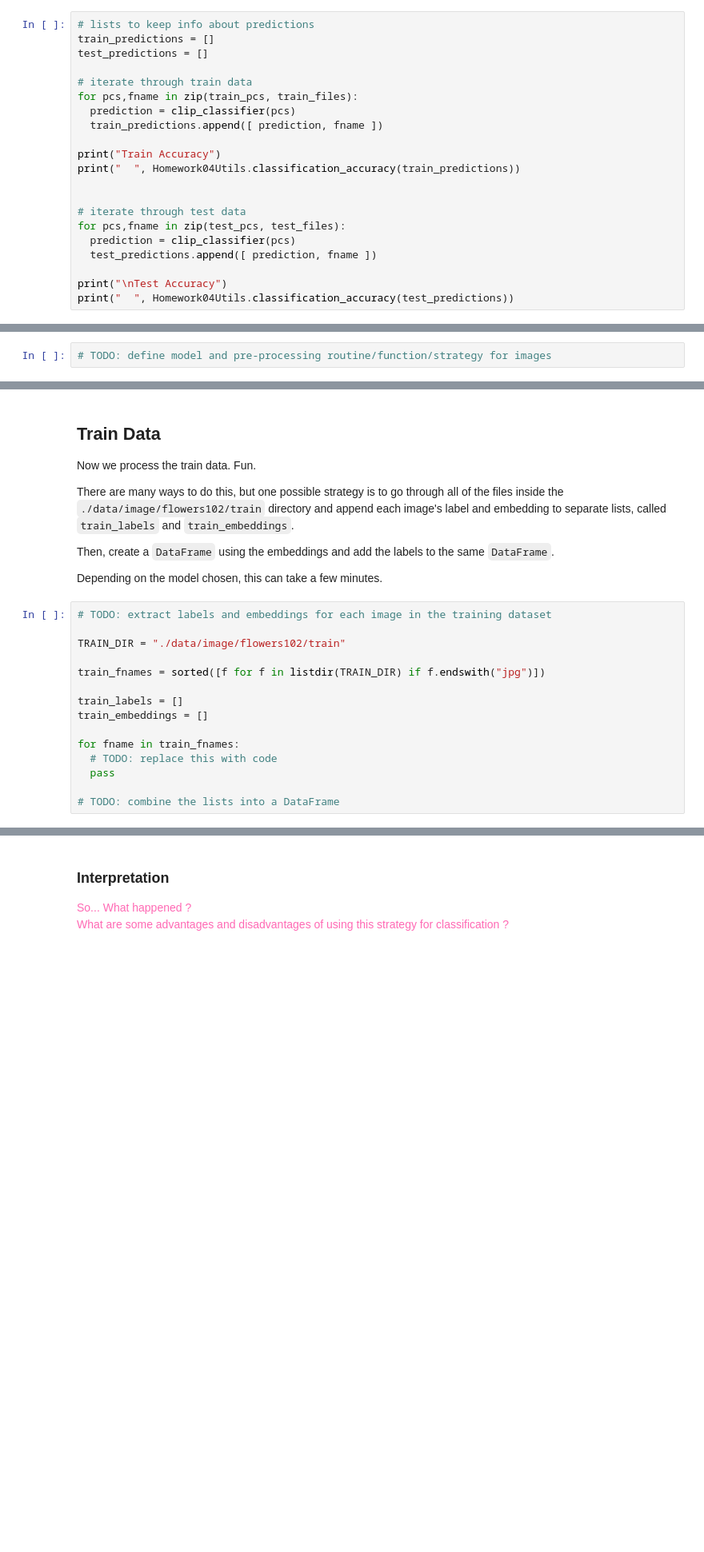
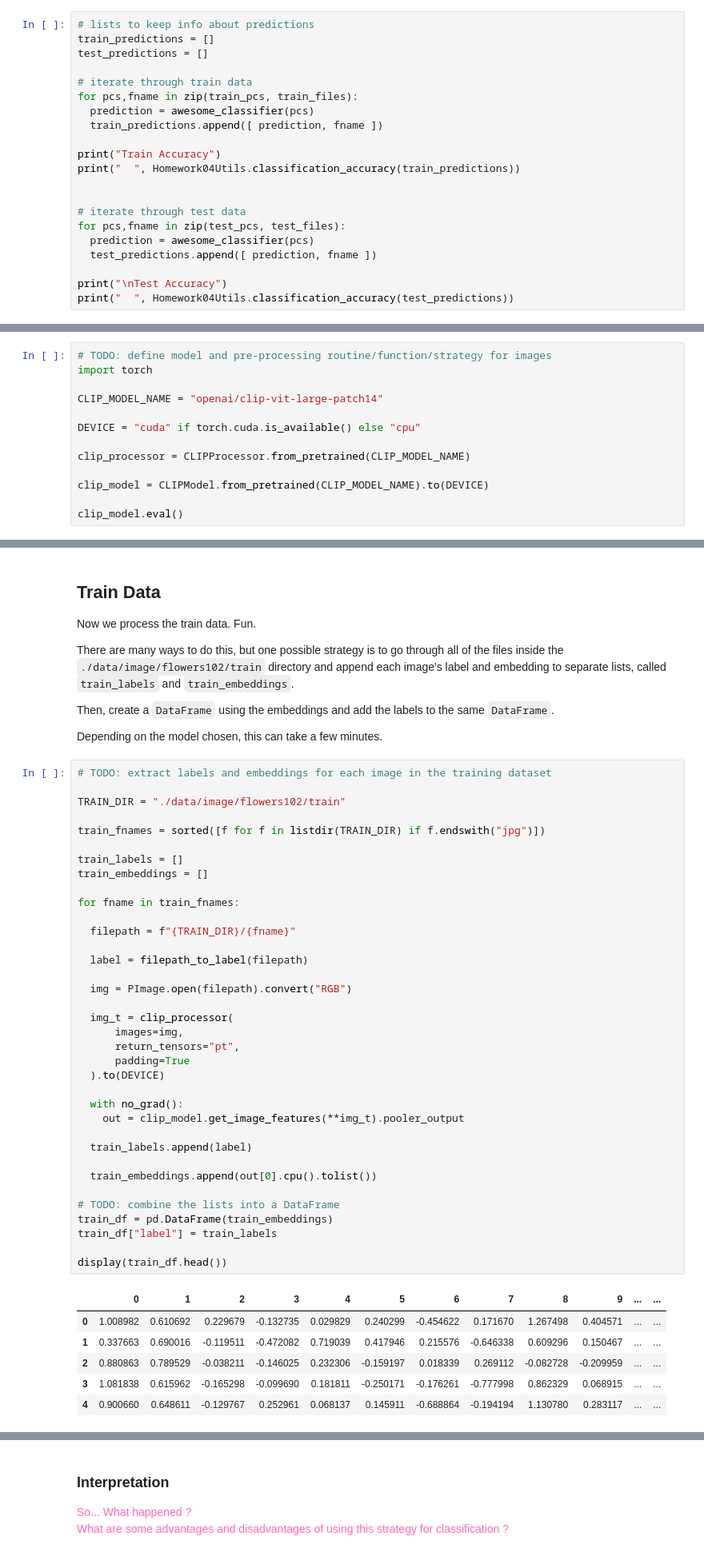
Before and after one commit to dhruvkorasala100/HW14, a Jupyter notebook: Homework14.ipynb, the cells around one changed output, grey strips where cells are left out. Shown at 80% size. Cells and saved outputs as stored; diff of their text form; blank space fills up the shorter version.

```diff
--- a/Homework14.ipynb
+++ b/Homework14.ipynb
@@ -167,7 +208,7 @@ test_predictions = []
 
 # iterate through train data
 for pcs,fname in zip(train_pcs, train_files):
-  prediction = clip_classifier(pcs)
+  prediction = awesome_classifier(pcs)
   train_predictions.append([ prediction, fname ])
 
 print("Train Accuracy")
@@ -176,7 +217,7 @@ print("  ", Homework04Utils.classification_accuracy(train_predictions))
 
 # iterate through test data
 for pcs,fname in zip(test_pcs, test_files):
-  prediction = clip_classifier(pcs)
+  prediction = awesome_classifier(pcs)
   test_predictions.append([ prediction, fname ])
 
 print("\nTest Accuracy")
@@ -222,3 +269,14 @@ Our [Week 14](https://github.com/PSAM-5020-2026S-A/WK14) notebook has a couple o
 Some other examples: [Nomic Vision](https://huggingface.co/nomic-ai/nomic-embed-vision-v1.5), [EfficientNet](https://pytorch.org/hub/nvidia_deeplearningexamples_efficientnet/), [ViT](https://huggingface.co/google/vit-base-patch16-224-in21k), [DINOv3](https://huggingface.co/facebook/dinov3-vitl16-pretrain-lvd1689m), etc.
 # %%
 # TODO: define model and pre-processing routine/function/strategy for images
+import torch
+
+CLIP_MODEL_NAME = "openai/clip-vit-large-patch14"
+
+DEVICE = "cuda" if torch.cuda.is_available() else "cpu"
+
+clip_processor = CLIPProcessor.from_pretrained(CLIP_MODEL_NAME)
+
+clip_model = CLIPModel.from_pretrained(CLIP_MODEL_NAME).to(DEVICE)
+
+clip_model.eval()
@@ -235,15 +319,43 @@ Depending on the model chosen, this can take a few minutes.
 # %%
 # TODO: extract labels and embeddings for each image in the training dataset
 
 TRAIN_DIR = "./data/image/flowers102/train"
 
 train_fnames = sorted([f for f in listdir(TRAIN_DIR) if f.endswith("jpg")])
 
 train_labels = []
 train_embeddings = []
 
 for fname in train_fnames:
-  # TODO: replace this with code
-  pass
+
+  filepath = f"{TRAIN_DIR}/{fname}"
+
+  label = filepath_to_label(filepath)
+
+  img = PImage.open(filepath).convert("RGB")
+
+  img_t = clip_processor(
+      images=img,
+      return_tensors="pt",
+      padding=True
+  ).to(DEVICE)
+
+  with no_grad():
+    out = clip_model.get_image_features(**img_t).pooler_output
+
+  train_labels.append(label)
+
+  train_embeddings.append(out[0].cpu().tolist())
 
 # TODO: combine the lists into a DataFrame
+train_df = pd.DataFrame(train_embeddings)
+train_df["label"] = train_labels
+
+display(train_df.head())
+# %% [output]
+|  | 0 | 1 | 2 | 3 | 4 | 5 | 6 | 7 | 8 | 9 | ... | ... |
+| 0 | 1.008982 | 0.610692 | 0.229679 | -0.132735 | 0.029829 | 0.240299 | -0.454622 | 0.171670 | 1.267498 | 0.404571 | ... | ... |
+| 1 | 0.337663 | 0.690016 | -0.119511 | -0.472082 | 0.719039 | 0.417946 | 0.215576 | -0.646338 | 0.609296 | 0.150467 | ... | ... |
+| 2 | 0.880863 | 0.789529 | -0.038211 | -0.146025 | 0.232306 | -0.159197 | 0.018339 | 0.269112 | -0.082728 | -0.209959 | ... | ... |
+| 3 | 1.081838 | 0.615962 | -0.165298 | -0.099690 | 0.181811 | -0.250171 | -0.176261 | -0.777998 | 0.862329 | 0.068915 | ... | ... |
+| 4 | 0.900660 | 0.648611 | -0.129767 | 0.252961 | 0.068137 | 0.145911 | -0.688864 | -0.194194 | 1.130780 | 0.283117 | ... | ... |
```
Also changed, not shown: parts of 21 cells of this notebook.
